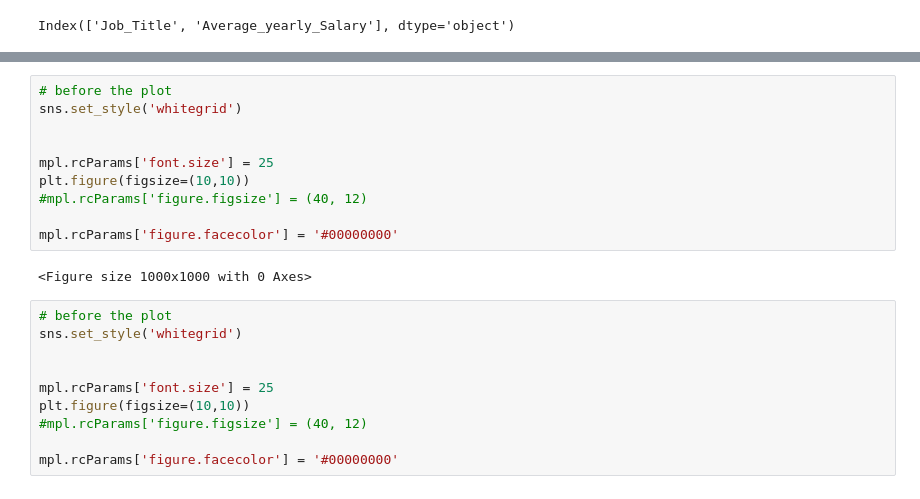
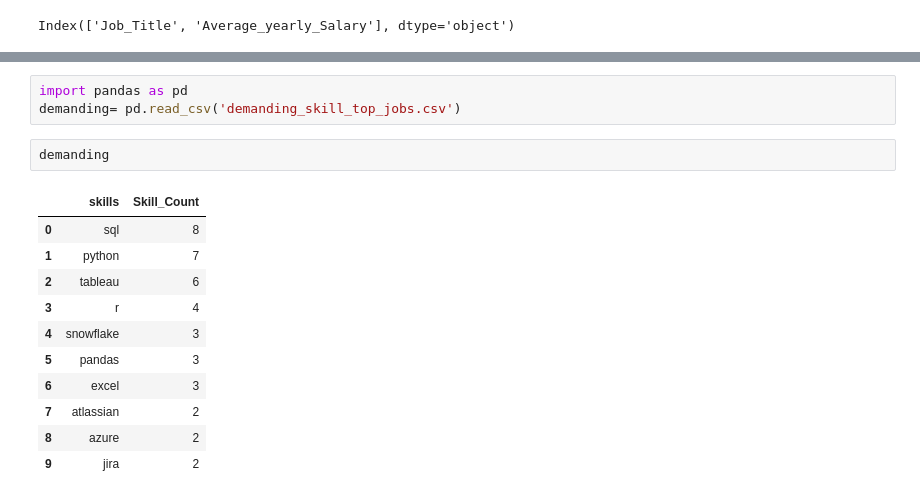
Before and after one commit to Tamirat-Y/SQL_DATA_ANALYSIS_PROJECT, a Jupyter notebook: Untitled.ipynb, the cells around one changed output, grey strips where cells are left out. Cells and saved outputs as stored; diff of their text form.

```diff
--- a/Untitled.ipynb
+++ b/Untitled.ipynb
@@ -38,26 +34,21 @@ plt.grid(c='g',ls='--',lw=2.5) #alpha:  adjust the transparency
 #plt.xticks(rotation=45);
 # %% [output]
 [figure]
-# %%
-# before the plot
-sns.set_style('whitegrid')
-
-
-mpl.rcParams['font.size'] = 25
-plt.figure(figsize=(10,10))
-#mpl.rcParams['figure.figsize'] = (40, 12)
-
-mpl.rcParams['figure.facecolor'] = '#00000000'
-# %% [output]
-<Figure size 1000x1000 with 0 Axes>
-# %%
-# before the plot
-sns.set_style('whitegrid')
-
-
-mpl.rcParams['font.size'] = 25
-plt.figure(figsize=(10,10))
-#mpl.rcParams['figure.figsize'] = (40, 12)
-
-mpl.rcParams['figure.facecolor'] = '#00000000'
+# %%
+import pandas as pd
+demanding= pd.read_csv('demanding_skill_top_jobs.csv')
+# %%
+demanding
+# %% [output]
+|  | skills | Skill_Count |
+| 0 | sql | 8 |
+| 1 | python | 7 |
+| 2 | tableau | 6 |
+| 3 | r | 4 |
+| 4 | snowflake | 3 |
+| 5 | pandas | 3 |
+| 6 | excel | 3 |
+| 7 | atlassian | 2 |
+| 8 | azure | 2 |
+| 9 | jira | 2 |
 # %%
```
Also changed, not shown: parts of 2 cells of this notebook, 5 other files.
